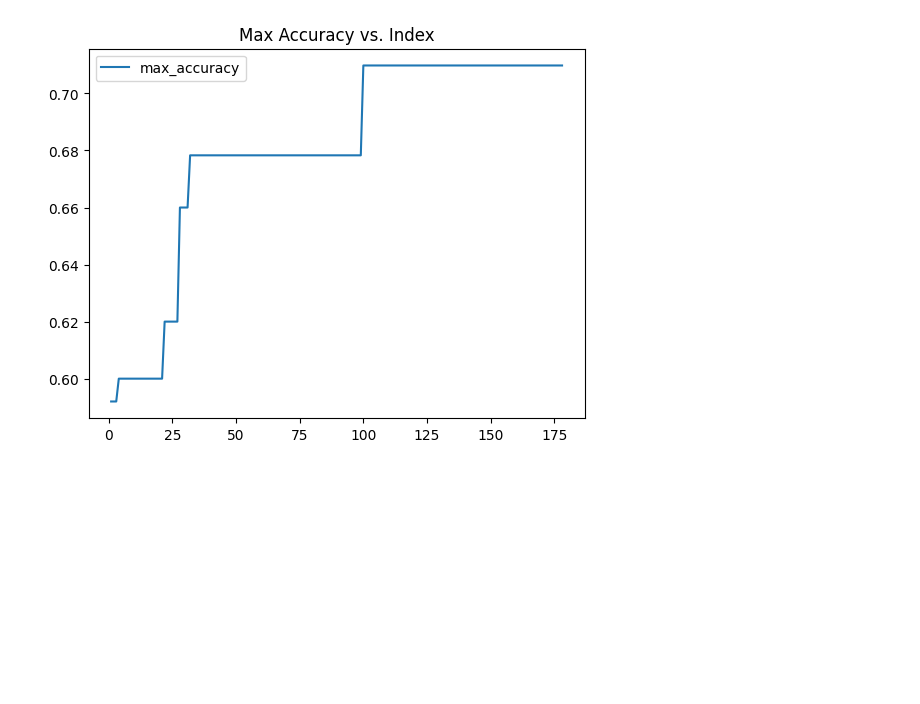
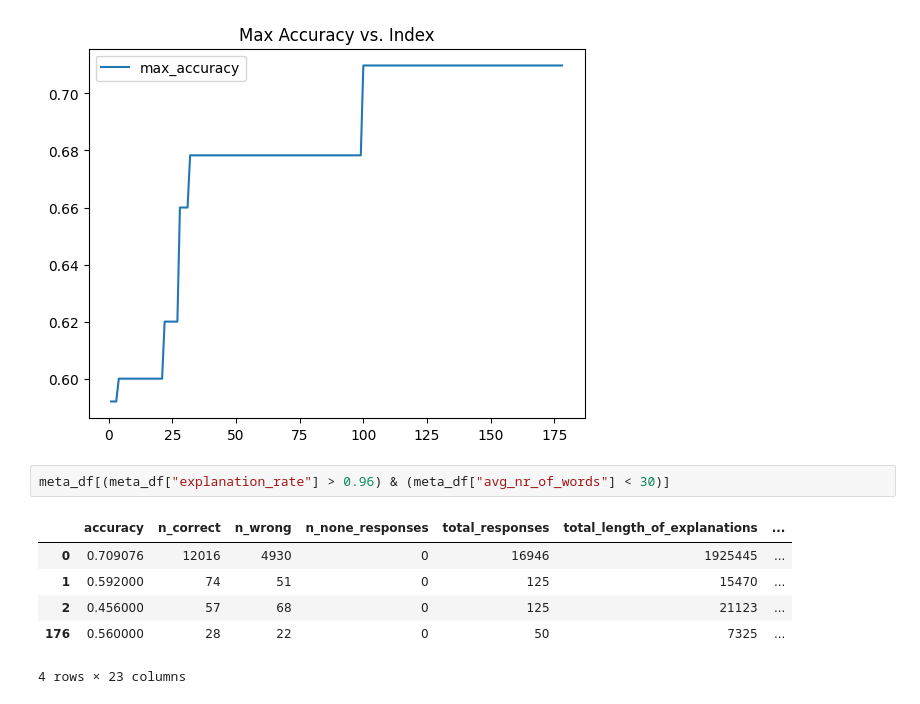
Before and after one commit to lukasvoege/ZeroShot-step-by-step-distillation, a Jupyter notebook: analytics.ipynb, the cells around one changed output. Saved outputs shown, nothing was run; the diff lists cells and outputs as text; blank space fills up the shorter version.

```diff
--- a/analytics.ipynb
+++ b/analytics.ipynb
@@ -119,3 +125,12 @@ meta_df.plot.line(y="max_accuracy", title="Max Accuracy vs. Index")
 # %% [output]
 <Axes: title={'center': 'Max Accuracy vs. Index'}>
 [figure]
+# %%
+meta_df[(meta_df["explanation_rate"] > 0.96) & (meta_df["avg_nr_of_words"] < 30)]
+# %% [output]
+|  | accuracy | n_correct | n_wrong | n_none_responses | total_responses | total_length_of_explanations | ... |
+| 0 | 0.709076 | 12016 | 4930 | 0 | 16946 | 1925445 | ... |
+| 1 | 0.592000 | 74 | 51 | 0 | 125 | 15470 | ... |
+| 2 | 0.456000 | 57 | 68 | 0 | 125 | 21123 | ... |
+| 176 | 0.560000 | 28 | 22 | 0 | 50 | 7325 | ... |
+4 rows × 23 columns
```
Also changed, not shown: parts of 4 cells of this notebook, 5 other files.
